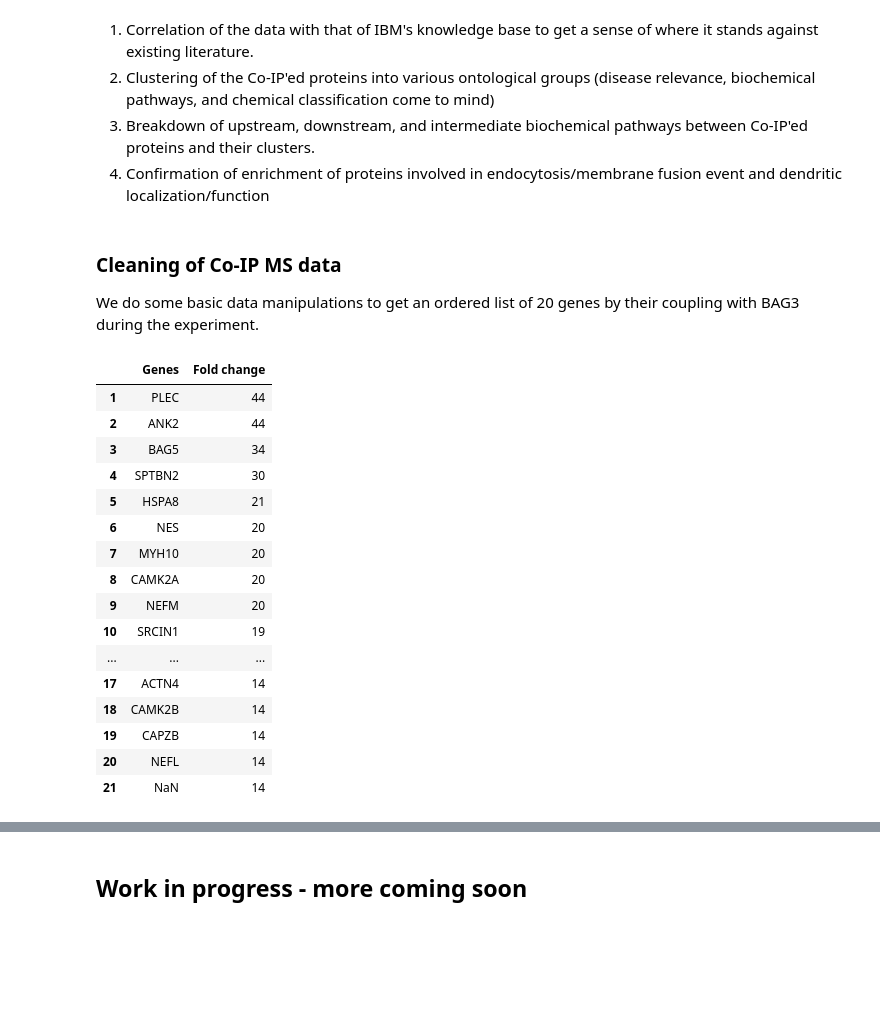
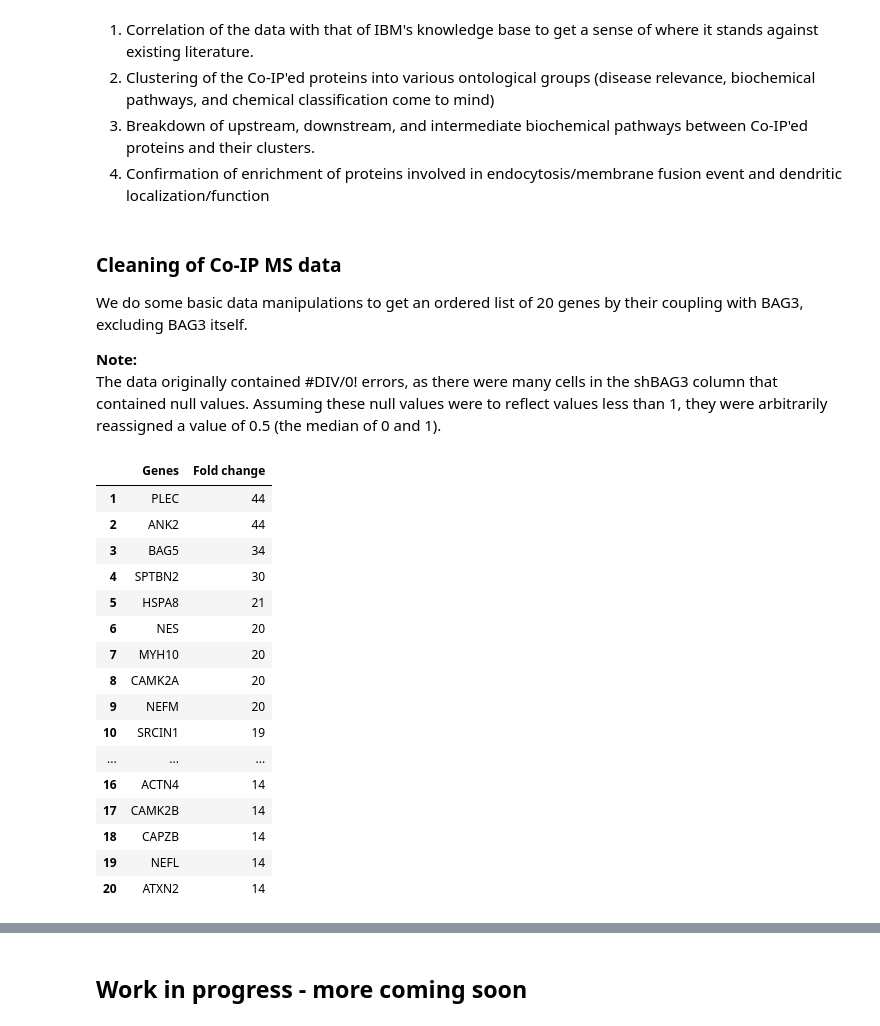
Before and after one commit to eturkes/bag3-co-ip, a Jupyter notebook: BAG3-co-ip/BAG3-co-ip.ipynb, the cells around one changed output, grey strips where cells are left out. Cells and saved outputs as stored; diff of their text form; code cells hidden in the pictures; blank space fills up the shorter version.

```diff
--- a/BAG3-co-ip/BAG3-co-ip.ipynb
+++ b/BAG3-co-ip/BAG3-co-ip.ipynb
@@ -61,57 +61,60 @@ import pixiedust
 # %% [markdown]
 ### Cleaning of Co-IP MS data
 
-We do some basic data manipulations to get an ordered list of 20 genes by their coupling with BAG3 during the experiment.
+We do some basic data manipulations to get an ordered list of 20 genes by their coupling with BAG3, excluding BAG3 itself.
+
+**Note:**
+The data originally contained #DIV/0! errors, as there were many cells in the shBAG3 column that contained null values. Assuming these null values were to reflect values less than 1, they were arbitrarily reassigned a value of 0.5 (the median of 0 and 1).
 # %%
 # Read in data.
+# The correction of null values was done outside of this notebook.
 body = client_75340283764447f99797650de21e6211.get_object(Bucket='bag3coip-donotdelete-pr-wlavvdgoryxgjb',Key='co_ip_no_keratin.csv')['Body']
 if not hasattr(body, "__iter__"): body.__iter__ = types.MethodType( __iter__, body )
-co_ip_df = pd.read_csv(body, na_values = ['#VALUE!', '#DIV/0!'])
+co_ip_df = pd.read_csv(body)
 
 # Sort by "fold of changes".
 cols = ["fold of changes"]
 co_ip_df.drop(0, inplace=True)
-co_ip_df.dropna(axis=0, subset=cols, inplace=True)
 co_ip_df[cols] = co_ip_df[cols].astype('int')
-#co_ip_df.sort_values(by=cols, inplace=True, ascending=False)
 
-# Reduce to two columns and top 20 genes, excluding BAG3.
+# Reduce to two columns and top 21 genes, in order to exclude BAG3 itself.
 cols = ["Unnamed: 1", "fold of changes"]
 co_ip_df = co_ip_df[cols]
 co_ip_df.rename(columns={"Unnamed: 1": "Genes", "fold of changes": "Fold change"}, inplace=True)
-co_ip_df = co_ip_df.head(20)
+co_ip_df = co_ip_df.head(21)
 
-# Cut string to only gene name and capitalize.
+# Cut string to only gene name, capitalize, and remove BAG3.
 cols = "Genes"
 co_ip_df[cols] = co_ip_df[cols].str.extract("((?<=GN=).*(?= PE=))", expand=True)
 co_ip_df["Genes"] = co_ip_df["Genes"].str.upper()
+co_ip_df = co_ip_df[~co_ip_df.Genes.str.contains("BAG3")]
+co_ip_df = co_ip_df.reset_index(drop=True)
+co_ip_df.index = co_ip_df.index + 1
 
-
-## Replace gene names with Watson entities.
-body = client_75340283764447f99797650de21e6211.get_object(Bucket='bag3coip-donotdelete-pr-wlavvdgoryxgjb',Key='EntitySet_BAG3-co-ip-20_2019-02-22_17-54-40.csv')['Body']
+# Replace gene names with Watson entities.
+body = client_75340283764447f99797650de21e6211.get_object(Bucket='bag3coip-donotdelete-pr-wlavvdgoryxgjb',Key='EntitySet_BAG3-co-ip-20-no-BAG3_2019-02-27_09-47-55.csv')['Body']
 if not hasattr(body, "__iter__"): body.__iter__ = types.MethodType( __iter__, body )
-entity_set_df = pd.read_csv(body, na_values = ['#VALUE!', '#DIV/0!'])
+entity_set_df = pd.read_csv(body)
 entity_set_df.index = entity_set_df.index + 1
-entity_set_df
 co_ip_df["Genes"] = entity_set_df["Entity name"]
 
 co_ip_df
 # %% [output]
 |  | Genes | Fold change |
 | 1 | PLEC | 44 |
 | 2 | ANK2 | 44 |
 | 3 | BAG5 | 34 |
 | 4 | SPTBN2 | 30 |
 | 5 | HSPA8 | 21 |
 | 6 | NES | 20 |
 | 7 | MYH10 | 20 |
 | 8 | CAMK2A | 20 |
 | 9 | NEFM | 20 |
 | 10 | SRCIN1 | 19 |
 | ... | ... | ... |
-| 17 | ACTN4 | 14 |
-| 18 | CAMK2B | 14 |
-| 19 | CAPZB | 14 |
-| 20 | NEFL | 14 |
-| 21 | NaN | 14 |
+| 16 | ACTN4 | 14 |
+| 17 | CAMK2B | 14 |
+| 18 | CAPZB | 14 |
+| 19 | NEFL | 14 |
+| 20 | ATXN2 | 14 |
 # %% [markdown]
```
Also changed, not shown: parts of 10 cells of this notebook.
